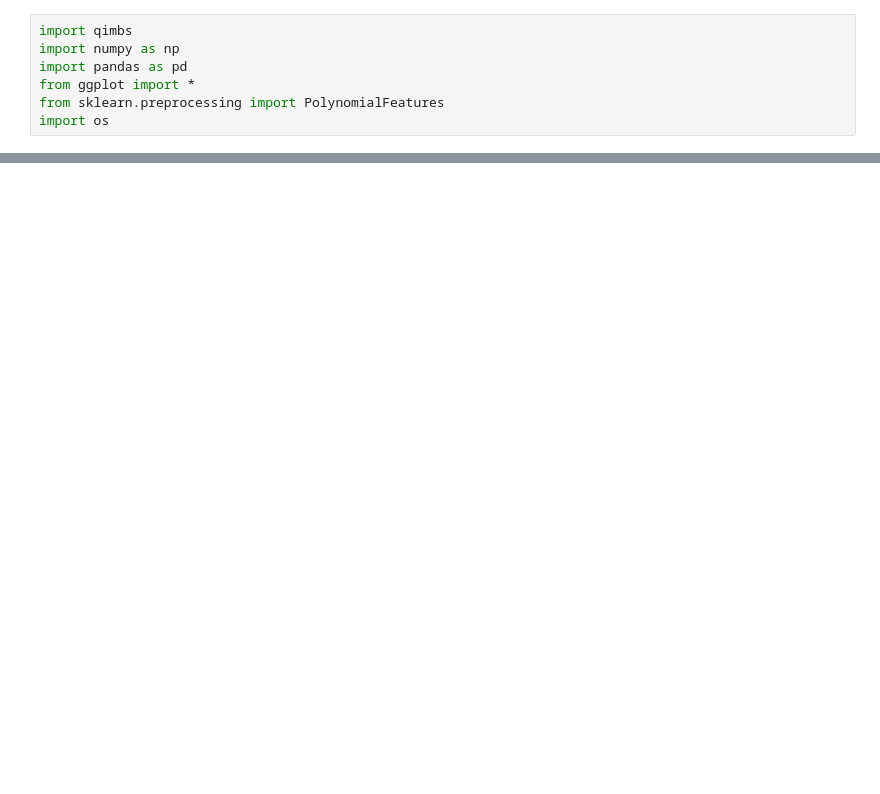
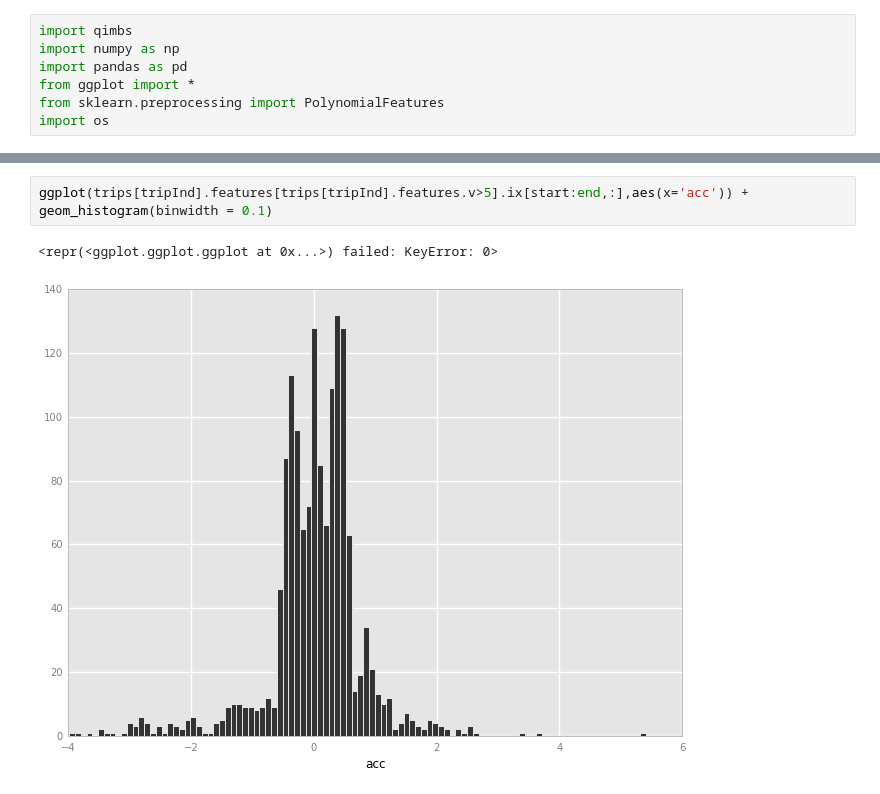
Before and after one commit to bilykigor/qimb, a Jupyter notebook: Kaggle.ipynb, the cells around one changed output, grey strips where cells are left out. Drawn from its saved outputs; the diff is of its cells as text; blank space fills up the shorter version.

```diff
--- a/Kaggle.ipynb
+++ b/Kaggle.ipynb
@@ -293,0 +320,5 @@ ggplot(trips[tripInd].features.ix[start:end,:],aes(x='acc',y='cacc')) + geom_poi
+# %%
+ggplot(trips[tripInd].features[trips[tripInd].features.v>5].ix[start:end,:],aes(x='acc')) + geom_histogram(binwidth = 0.1)
+# %% [output]
+<repr(<ggplot.ggplot.ggplot at 0x...>) failed: KeyError: 0>
+[figure, added]
```
Also changed, not shown: parts of 16 cells of this notebook, 1 other file.
